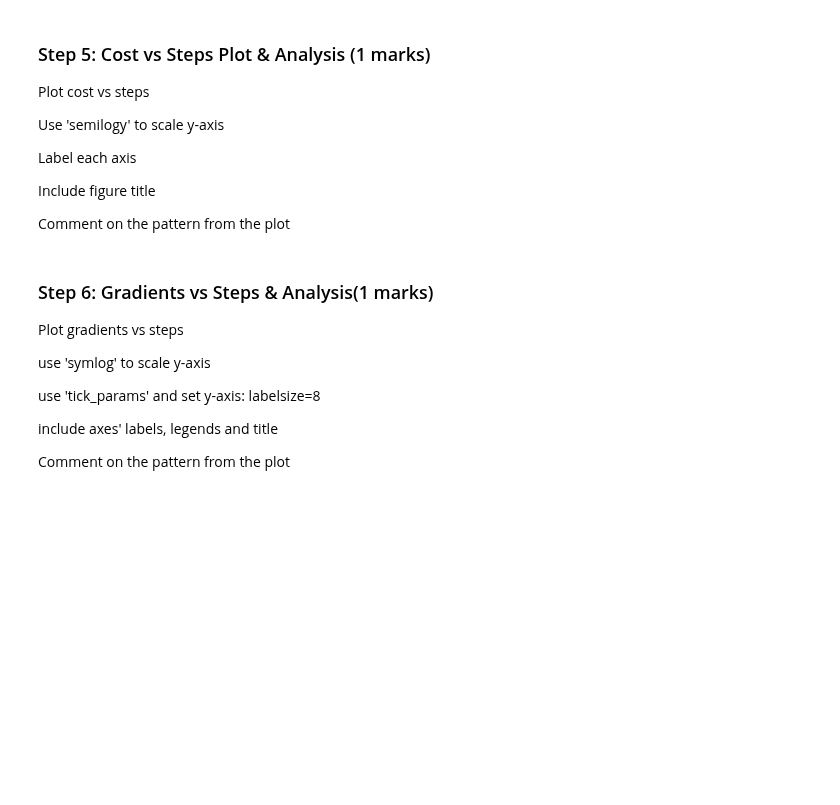
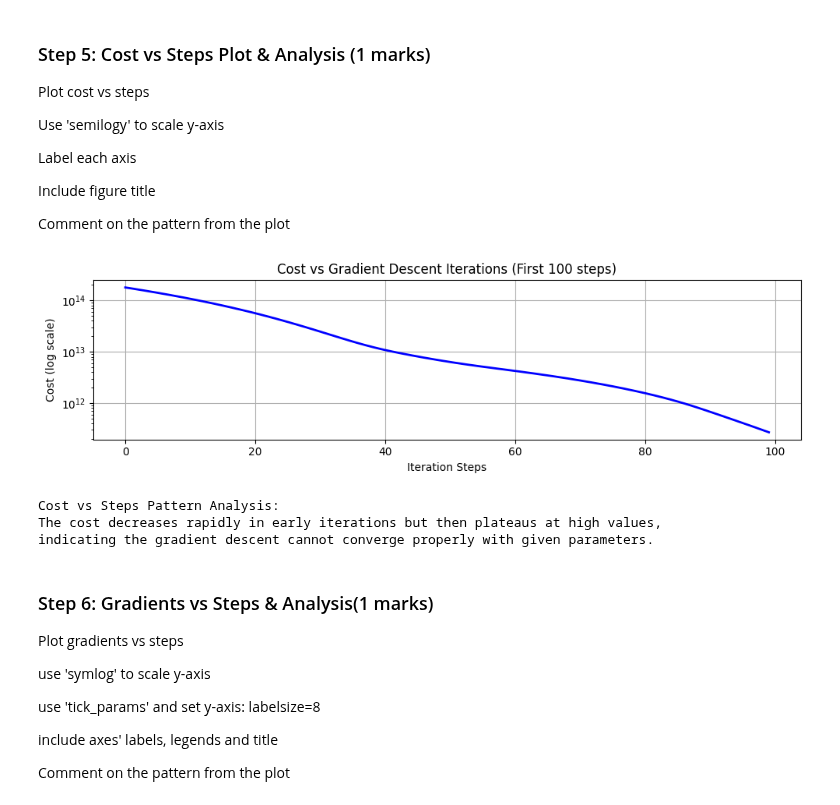
Before and after one commit to hRazaRizvi/ENGG680_2025_Fall, a Jupyter notebook: Lab_Assignment2/Assignment2.ipynb, the cells around one changed output. Drawn from its saved outputs; the diff is of its cells as text; code cells hidden in the pictures; blank space fills up the shorter version.

```diff
--- a/Lab_Assignment2/Assignment2.ipynb
+++ b/Lab_Assignment2/Assignment2.ipynb
@@ -600,3 +595,28 @@ plt.show()
+# %%
+fig , ax = plt.subplots(nrows=1,ncols=1, figsize=(10,3))
+# (0.5 marks)
+# ...
+# Plot first 100 iterations
+n_plot = min(100, len(arr_cost))
+ax.semilogy(range(n_plot), arr_cost[:n_plot], 'b-', linewidth=2)
+ax.set_xlabel('Iteration Steps')
+ax.set_ylabel('Cost (log scale)')
+ax.set_title('Cost vs Gradient Descent Iterations (First 100 steps)')
+
+ax.grid(True)
+fig.tight_layout()
+plt.show()
+
+# Comment on the pattern (0.5 marks)
+# Comment on the pattern (0.5 marks)
+print("\nCost vs Steps Pattern Analysis:")
+print("The cost decreases rapidly in early iterations but then plateaus at high values,")
+print("indicating the gradient descent cannot converge properly with given parameters.")
+# %% [output]
+[figure, added]
+Cost vs Steps Pattern Analysis:
+The cost decreases rapidly in early iterations but then plateaus at high values,
+indicating the gradient descent cannot converge properly with given parameters.
 # %% [markdown]
 ### Step 6: Gradients vs Steps & Analysis(1 marks)
 Plot gradients vs steps
```
Also changed, not shown: parts of 10 cells of this notebook.
